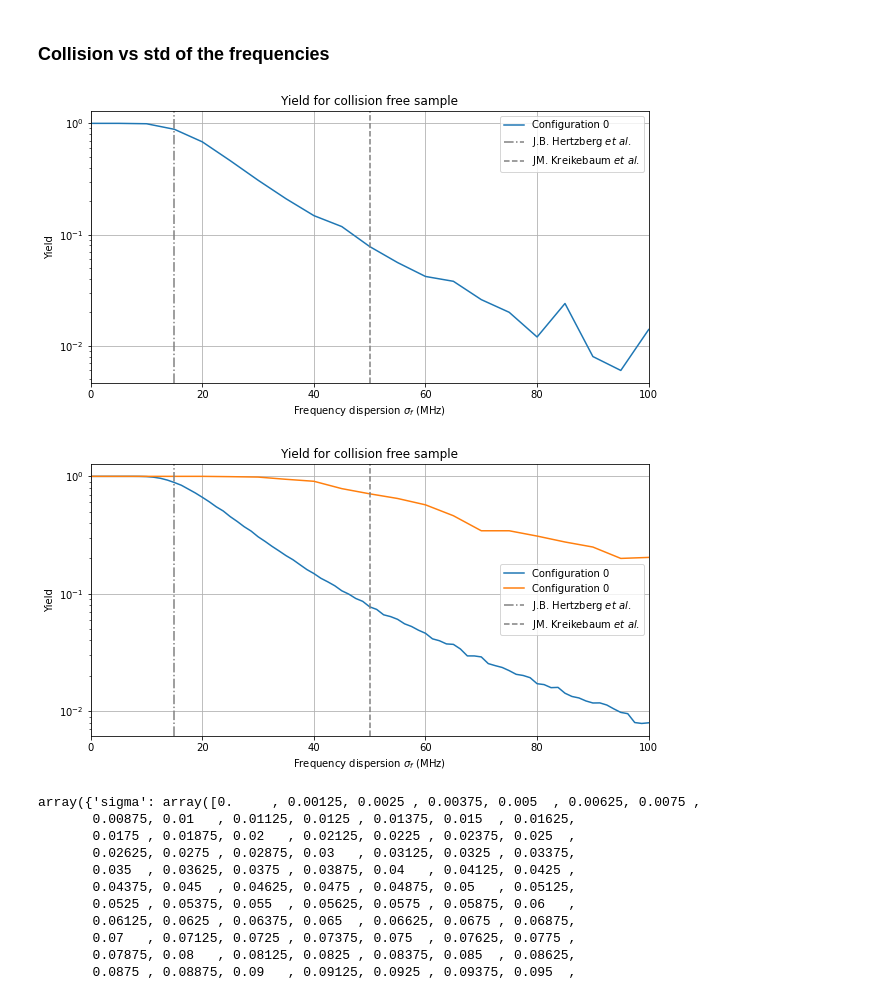
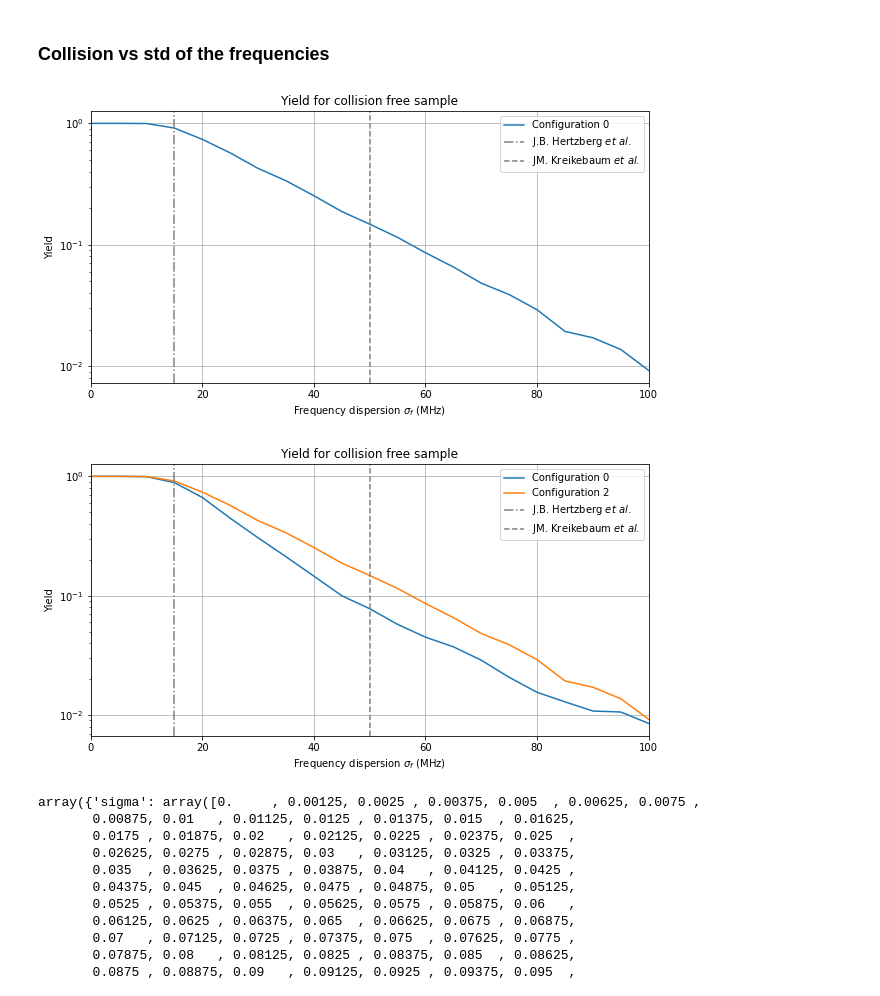
Before and after one commit to AlMrvn/frequency-allocation, a Jupyter notebook: Notebook/optimization_ring.ipynb, the cells around one changed output. Drawn from its saved outputs; the diff is of its cells as text; code cells hidden in the pictures.

```diff
--- a/Notebook/optimization_ring.ipynb
+++ b/Notebook/optimization_ring.ipynb
@@ -248,7 +217,7 @@ Text(0.5, 0, 'Collision type')
 fig, ax = plt.subplots( figsize=(10, 5))
 
 # N_samples
-Nsamples = 500
+Nsamples = 10000
 
 # varying the dispersion of the frequency
 s_vec = np.linspace(0, 0.1, 21)
@@ -275,7 +244,7 @@ ax.legend(ncol=1, fontsize=10, loc=0)
 ax.set_xlim(0, 100)
 ax.grid()
 # %% [output]
-[figure, old version]
+[figure, new version]
 # %%
 data = {"sigma": s_vec,
         "collisions": collisions,
@@ -286,35 +255,35 @@ np.save(f'ring_8t_{architecture}_yield.npy',data)
 # %%
 data_CR = np.load('ring_8t_CR_yield.npy', allow_pickle=True)[()]
-data_CZ = np.load('ring_8t_CZ_yield.npy', allow_pickle=True)[()]
+data_CZ = np.load('ring_8t_CR_2_yield.npy', allow_pickle=True)[()]
 # %%
 fig, ax = plt.subplots( figsize=(10, 5))
 
 
 s_vec_cr = data_CR["sigma"]
 y_cr = data_CR["yield"]
 
 s_vec_cz = data_CZ["sigma"]
 y_cz = data_CZ["yield"]
 
 
 
 ax.plot(s_vec_cr*1e3, y_cr[0], label=f'Configuration {0}')
-ax.plot(s_vec_cz*1e3, y_cz[0], label=f'Configuration {0}')
+ax.plot(s_vec_cz*1e3, y_cz[0], label=f'Configuration {2}')
 
 ax.axvline(15, ls='-.', color='Gray', label = r"J.B. Hertzberg $\it{et~al.}$")
 ax.axvline(50, ls='--', color='Gray', label = r"JM. Kreikebaum $\it{et~al.}$")
 
 # Legend and labels
 ax.set_ylabel(f'Yield')
 ax.set_xlabel('Frequency dispersion $\sigma_f$ (MHz)')
 ax.set_yscale('log')
 ax.set_title('Yield for collision free sample')
 ax.legend(ncol=1, fontsize=10, loc=0)
 
 ax.set_xlim(0, 100)
 ax.grid()
 # %% [output]
-[figure, old version]
+[figure, new version]
 # %%
 data_CR
 # %% [output]
```
Also changed, not shown: parts of 13 cells of this notebook, 3 other files.
